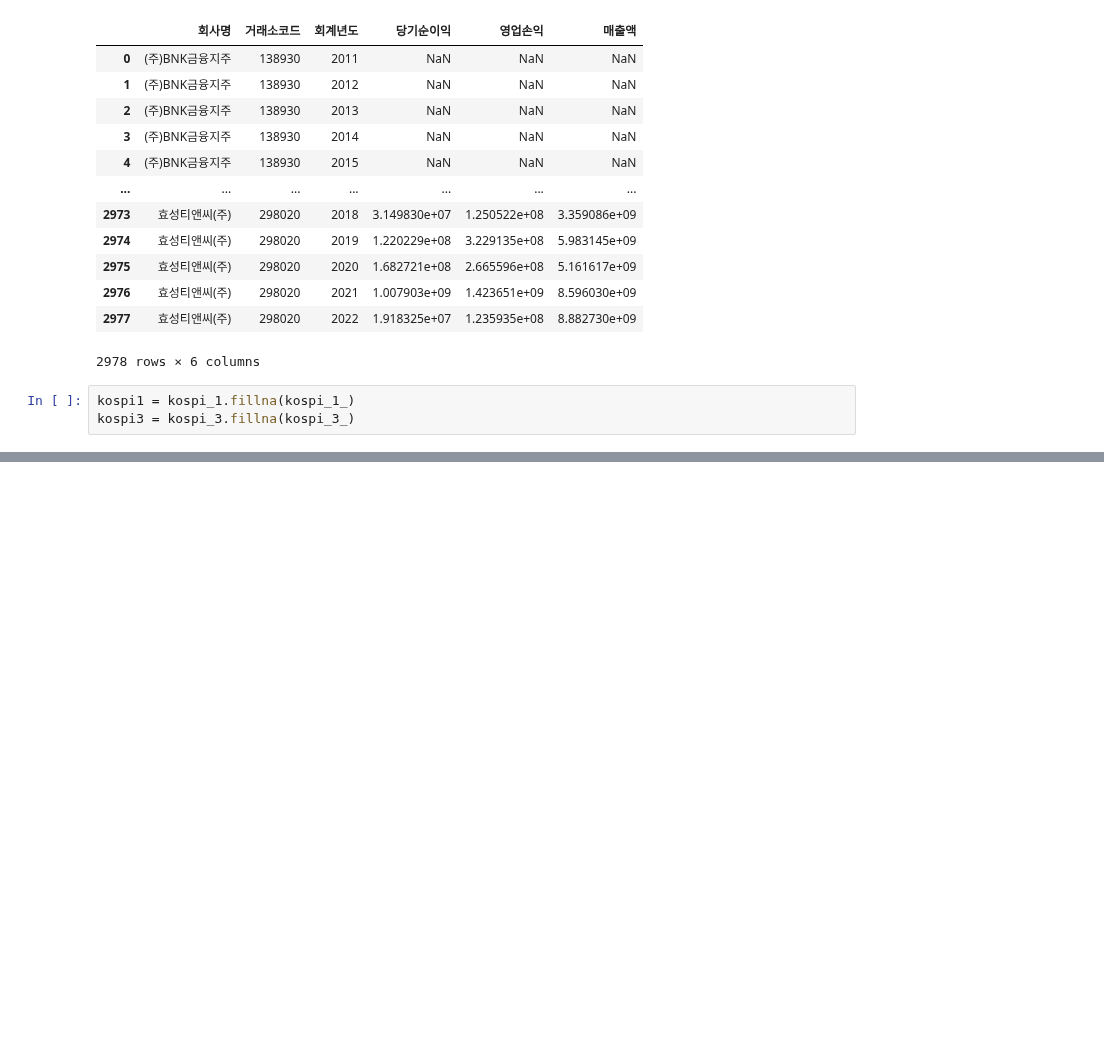
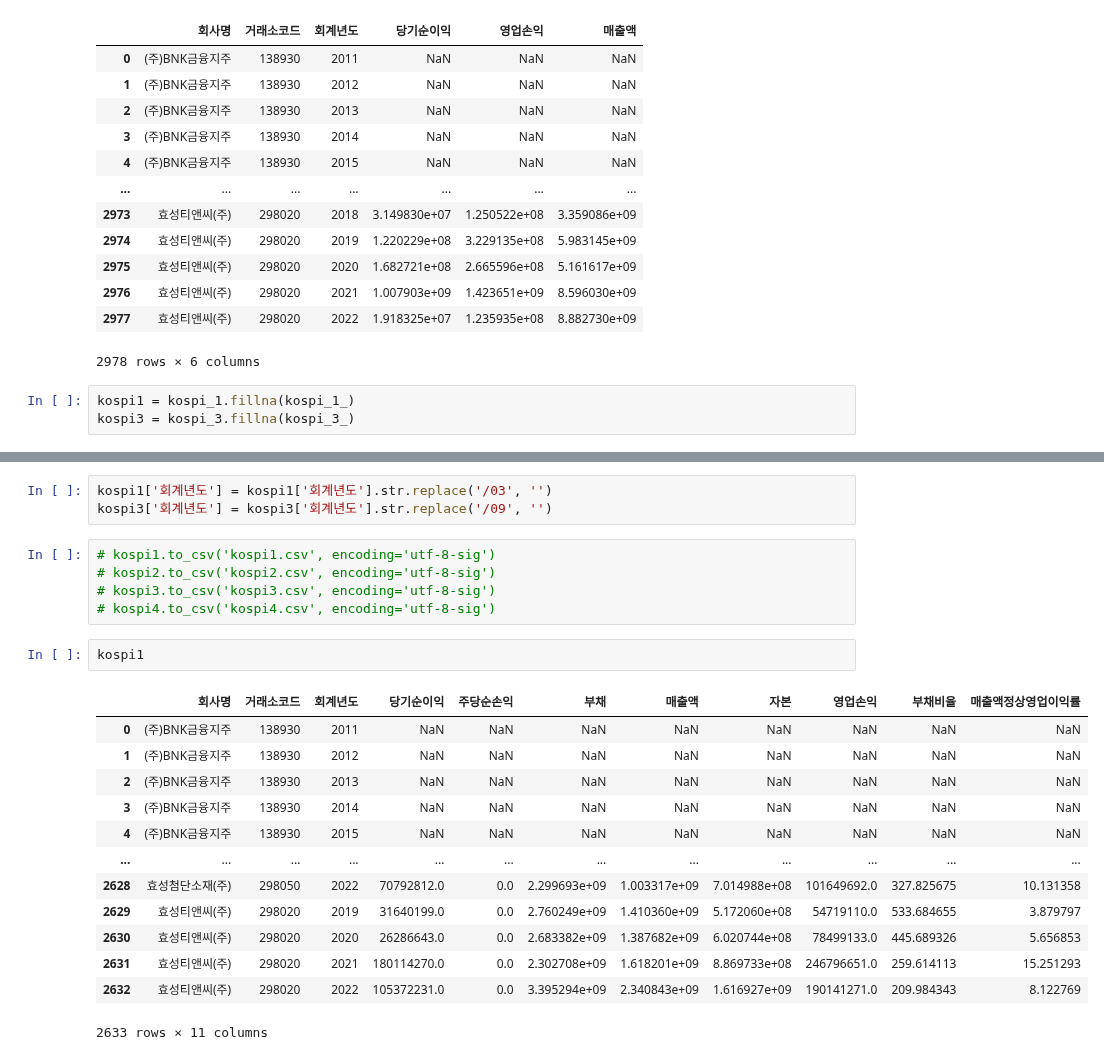
Before and after one commit to seohyungro/Python, a Jupyter notebook: 프로젝트1/jd.ipynb, the cells around one changed output, grey strips where cells are left out. Saved outputs shown, nothing was run; the diff lists cells and outputs as text; blank space fills up the shorter version.

```diff
--- a/프로젝트1/jd.ipynb
+++ b/프로젝트1/jd.ipynb
@@ -124,3 +124,27 @@ kospi1.isna().sum()
 부채비율          306
 매출액정상영업이익률    306
 dtype: int64
+# %%
+kospi1['회계년도'] = kospi1['회계년도'].str.replace('/03', '')
+kospi3['회계년도'] = kospi3['회계년도'].str.replace('/09', '')
+# %%
+# kospi1.to_csv('kospi1.csv', encoding='utf-8-sig')
+# kospi2.to_csv('kospi2.csv', encoding='utf-8-sig')
+# kospi3.to_csv('kospi3.csv', encoding='utf-8-sig')
+# kospi4.to_csv('kospi4.csv', encoding='utf-8-sig')
+# %%
+kospi1
+# %% [output]
+|  | 회사명 | 거래소코드 | 회계년도 | 당기순이익 | 주당순손익 | 부채 | 매출액 | 자본 | 영업손익 | 부채비율 | 매출액정상영업이익률 |
+| 0 | (주)BNK금융지주 | 138930 | 2011 | NaN | NaN | NaN | NaN | NaN | NaN | NaN | NaN |
+| 1 | (주)BNK금융지주 | 138930 | 2012 | NaN | NaN | NaN | NaN | NaN | NaN | NaN | NaN |
+| 2 | (주)BNK금융지주 | 138930 | 2013 | NaN | NaN | NaN | NaN | NaN | NaN | NaN | NaN |
+| 3 | (주)BNK금융지주 | 138930 | 2014 | NaN | NaN | NaN | NaN | NaN | NaN | NaN | NaN |
+| 4 | (주)BNK금융지주 | 138930 | 2015 | NaN | NaN | NaN | NaN | NaN | NaN | NaN | NaN |
+| ... | ... | ... | ... | ... | ... | ... | ... | ... | ... | ... | ... |
+| 2628 | 효성첨단소재(주) | 298050 | 2022 | 70792812.0 | 0.0 | 2.299693e+09 | 1.003317e+09 | 7.014988e+08 | 101649692.0 | 327.825675 | 10.131358 |
+| 2629 | 효성티앤씨(주) | 298020 | 2019 | 31640199.0 | 0.0 | 2.760249e+09 | 1.410360e+09 | 5.172060e+08 | 54719110.0 | 533.684655 | 3.879797 |
+| 2630 | 효성티앤씨(주) | 298020 | 2020 | 26286643.0 | 0.0 | 2.683382e+09 | 1.387682e+09 | 6.020744e+08 | 78499133.0 | 445.689326 | 5.656853 |
+| 2631 | 효성티앤씨(주) | 298020 | 2021 | 180114270.0 | 0.0 | 2.302708e+09 | 1.618201e+09 | 8.869733e+08 | 246796651.0 | 259.614113 | 15.251293 |
+| 2632 | 효성티앤씨(주) | 298020 | 2022 | 105372231.0 | 0.0 | 3.395294e+09 | 2.340843e+09 | 1.616927e+09 | 190141271.0 | 209.984343 | 8.122769 |
+2633 rows × 11 columns
```
Also changed, not shown: parts of 82 cells of this notebook, 30 other files.
